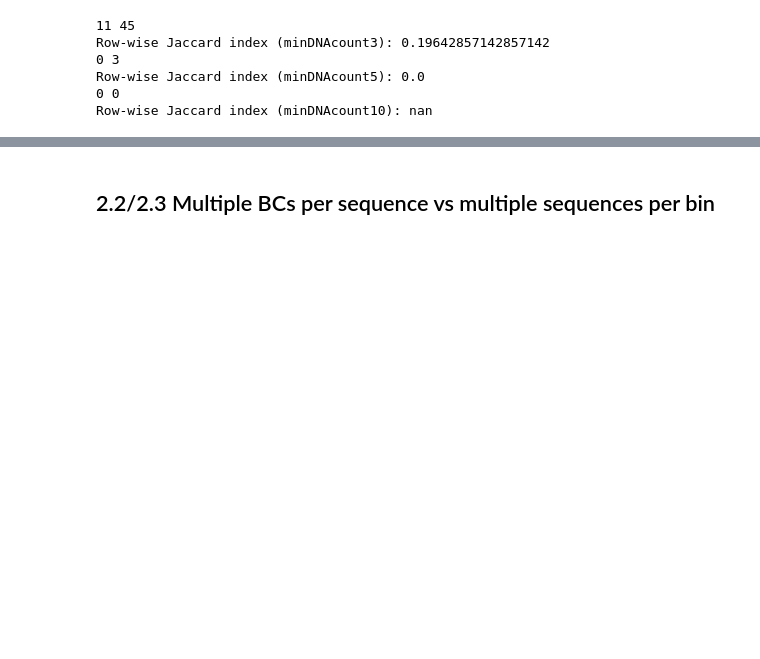
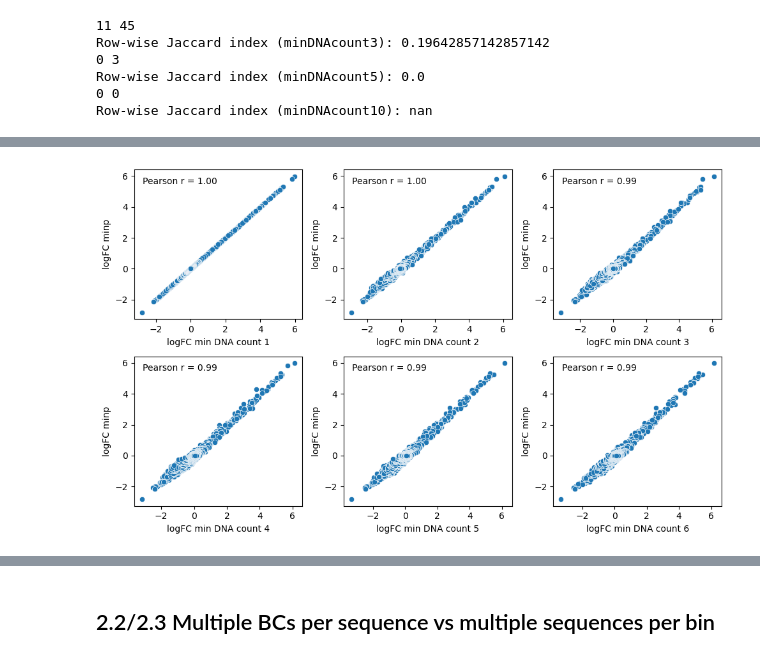
Before and after one commit to kircherlab/CMPRA_figures, a Jupyter notebook: revisions.ipynb, the cells around one changed output, grey strips where cells are left out. Cells and saved outputs as stored; diff of their text form; code cells hidden in the pictures; blank space fills up the shorter version.

```diff
--- a/revisions.ipynb
+++ b/revisions.ipynb
@@ -146,0 +216,98 @@ original: 83501
+# %%
+joint_minp_minDNAcounts1 = minpDNAcount1.join(
+	minp, on=["oligo_name"], suffix="_original")
+
+joint_minp_minDNAcounts2 = minpDNAcount2.join(
+	minp, on=["oligo_name"], suffix="_original")
+
+joint_minp_minDNAcounts3 = minpDNAcount3.join(
+	minp, on=["oligo_name"], suffix="_original")
+
+joint_minp_minDNAcounts4 = minpDNAcount4.join(
+	minp, on=["oligo_name"], suffix="_original")
+
+joint_minp_minDNAcounts5 = minpDNAcount5.join(
+	minp, on=["oligo_name"], suffix="_original")
+
+joint_minp_minDNAcounts6 = minpDNAcount6.join(
+	minp, on=["oligo_name"], suffix="_original")
+# %%
+fig, axes = plt.subplots(2, 3, figsize=(10, 6))
+
+sns.scatterplot(
+	data=joint_minp_minDNAcounts1.to_pandas(),
+	x="logFC",
+	y="logFC_original",
+	ax=axes[0][0]
+)
+axes[0][0].set_xlabel("logFC min DNA count 1")
+axes[0][0].set_ylabel("logFC minp")
+
+sns.scatterplot(
+	data=joint_minp_minDNAcounts2.to_pandas(),
+	x="logFC",
+	y="logFC_original",
+	ax=axes[0][1]
+)
+axes[0][1].set_xlabel("logFC min DNA count 2")
+axes[0][1].set_ylabel("logFC minp")
+
+sns.scatterplot(
+	data=joint_minp_minDNAcounts3.to_pandas(),
+	x="logFC",
+	y="logFC_original",
+	ax=axes[0][2]
+)
+axes[0][2].set_xlabel("logFC min DNA count 3")
+axes[0][2].set_ylabel("logFC minp")
+
+sns.scatterplot(
+	data=joint_minp_minDNAcounts4.to_pandas(),
+	x="logFC",
+	y="logFC_original",
+	ax=axes[1][0]
+)
+axes[1][0].set_xlabel("logFC min DNA count 4")
+axes[1][0].set_ylabel("logFC minp")
+
+sns.scatterplot(
+	data=joint_minp_minDNAcounts5.to_pandas(),
+	x="logFC",
+	y="logFC_original",
+	ax=axes[1][1]
+)
+axes[1][1].set_xlabel("logFC min DNA count 5")
+axes[1][1].set_ylabel("logFC minp")
+
+sns.scatterplot(
+	data=joint_minp_minDNAcounts6.to_pandas(),
+	x="logFC",
+	y="logFC_original",
+	ax=axes[1][2]
+)
+axes[1][2].set_xlabel("logFC min DNA count 6")
+axes[1][2].set_ylabel("logFC minp")
+
+corrs_minp = [
+	joint_minp_minDNAcounts1.select(pl.corr("logFC", "logFC_original")).item(),
+	joint_minp_minDNAcounts2.select(pl.corr("logFC", "logFC_original")).item(),
+	joint_minp_minDNAcounts3.select(pl.corr("logFC", "logFC_original")).item(),
+	joint_minp_minDNAcounts4.select(pl.corr("logFC", "logFC_original")).item(),
+	joint_minp_minDNAcounts5.select(pl.corr("logFC", "logFC_original")).item(),
+	joint_minp_minDNAcounts6.select(pl.corr("logFC", "logFC_original")).item(),
+]
+
+for i, ax in enumerate(axes.flatten()):
+	ax.text(
+		0.05, 0.95,
+		f"Pearson r = {corrs_minp[i]:.2f}",
+		transform=ax.transAxes,
+		fontsize=10,
+		verticalalignment='top',
+		#bbox=dict(boxstyle="round,pad=0.3", facecolor="white", alpha=0.7)
+	)
+plt.tight_layout()
+#plt.title("logFC comparison minp vs minDNAcount3")
+plt.savefig(figdir+"/different_minp_DNA_count_thresholds.pdf", format="pdf")
+# %% [output]
+[figure, added]
```
Also changed, not shown: parts of 91 cells of this notebook, 12 other files.
